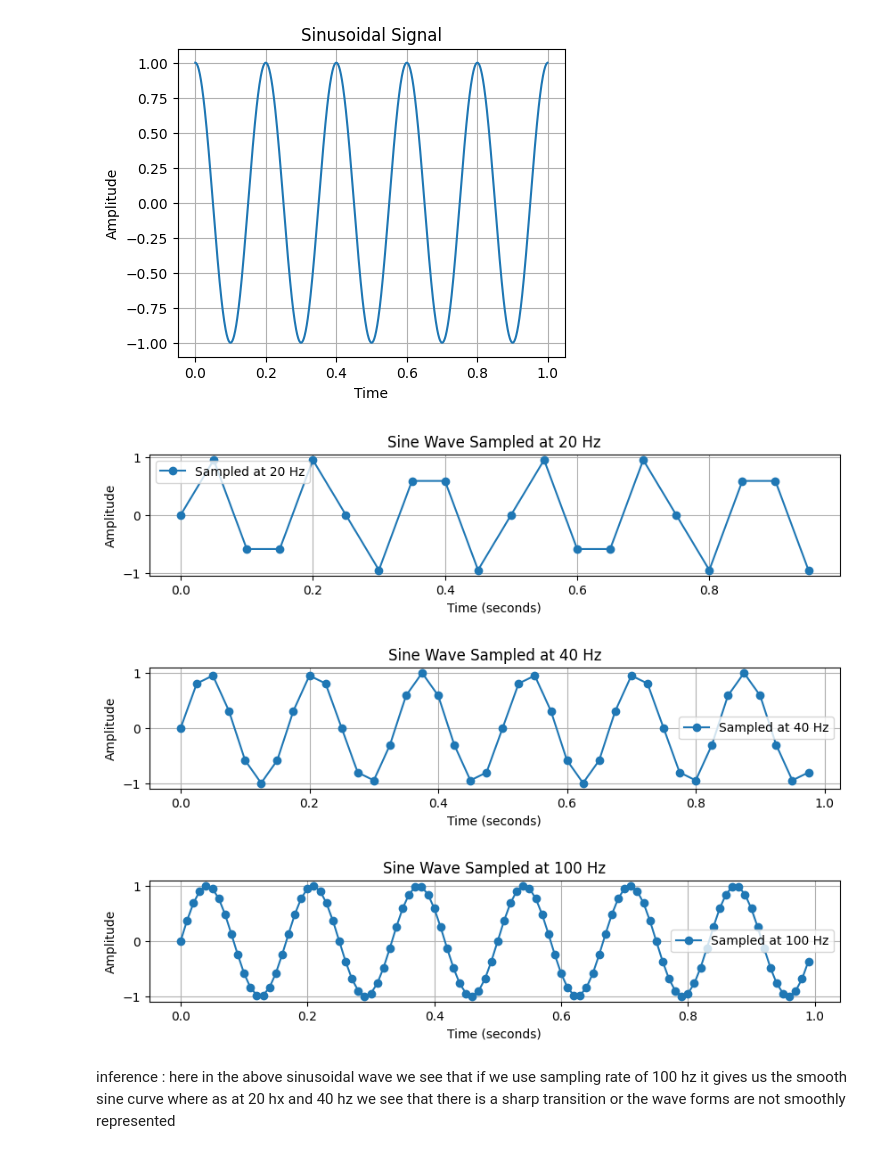
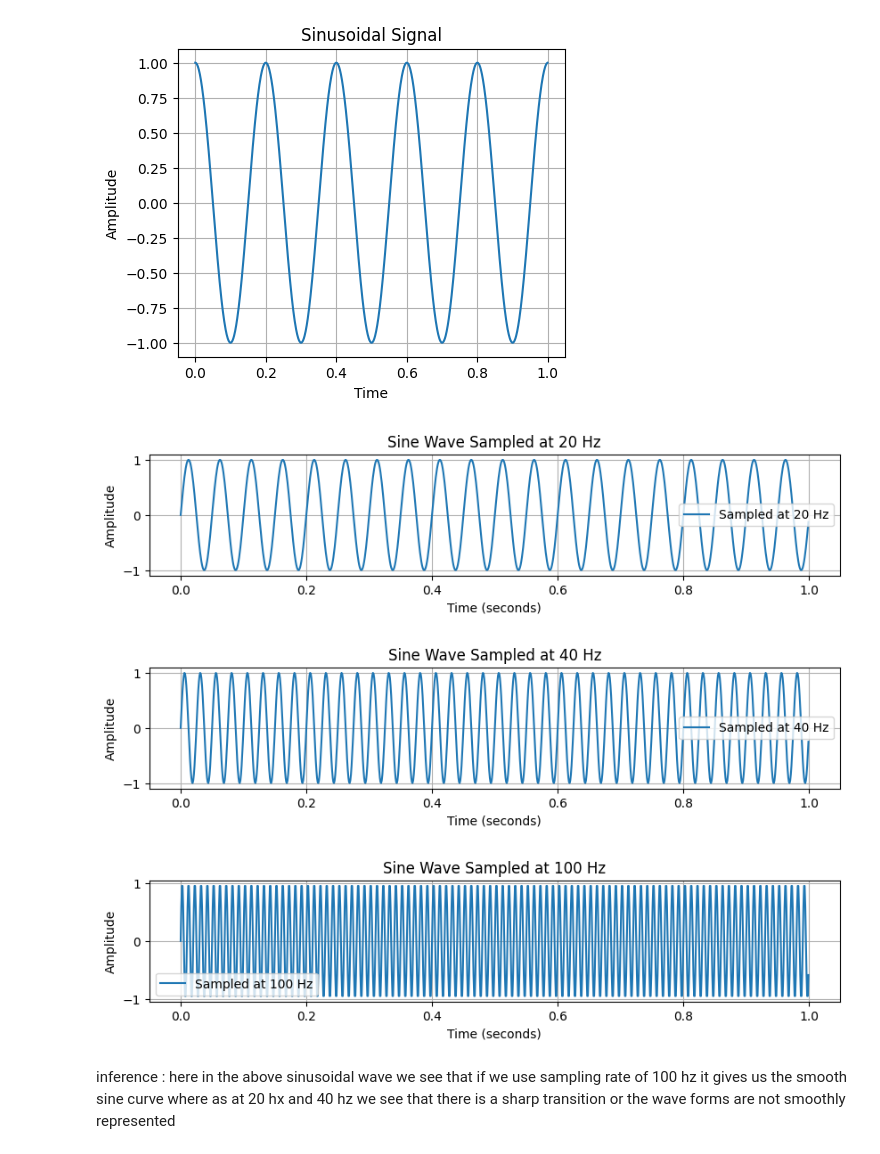
Before and after one commit to joshIsac/SpeechRecognition-, a Jupyter notebook: 2348523_ETE1__lab_excercise.ipynb, the cells around one changed output. Drawn from its saved outputs; the diff is of its cells as text; code cells hidden in the pictures.

```diff
--- a/2348523_ETE1__lab_excercise.ipynb
+++ b/2348523_ETE1__lab_excercise.ipynb
@@ -34,39 +34,39 @@ plt.show()
 def sine_wave(A, f, t, theta):
     return A * np.sin(2*np.pi*f*t+theta)
 
 # Sine wave parameters
 A = 1  # Amplitude
 f = 6  # Frequency of the sine wave (Hz)
 theta = 0  # Phase shift
 
 # Define sampling rates
 sampling_rates = [20, 40, 100]
 
 duration=1
 
 for i, fs in enumerate(sampling_rates):
     # Time points at which to sample the signal
-    t = np.linspace(0, duration, int(fs * duration), endpoint=False)
+    t = np.linspace(0, duration,1000, endpoint=False)
 
     # Generate the sine wave at this sampling rate
-    sinusoidal_wave = sine_wave(A, f, t, theta)
+    sinusoidal_wave = sine_wave(A, fs, t, theta)
 
     #plot the waves
     plt.figure(figsize=(10, 6))
     plt.subplot(len(sampling_rates), 1, i + 1)
-    plt.plot(t, sinusoidal_wave,'o-', label=f'Sampled at {fs} Hz')
+    plt.plot(t, sinusoidal_wave, label=f'Sampled at {fs} Hz')
     plt.title(f'Sine Wave Sampled at {fs} Hz')
     plt.xlabel('Time (seconds)')
     plt.ylabel('Amplitude')
     plt.grid(True)
     plt.legend()
 
 
 plt.show()
 # %% [output]
-[figure, old version]
+[figure, new version]
-[figure, old version]
+[figure, new version]
-[figure, old version]
+[figure, new version]
 # %% [markdown]
 inference : here in the above sinusoidal wave we see that if we use sampling rate of 100 hz it gives us the smooth sine curve where as at 20 hx and 40 hz we see that there is a sharp transition or the wave forms are not smoothly represented
 # %%
```
Also changed, not shown: parts of 2 cells of this notebook, 1 other file.
